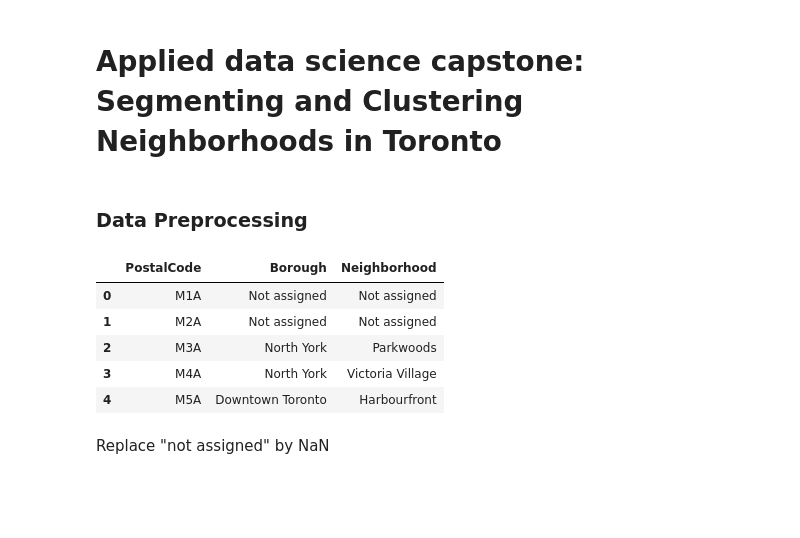
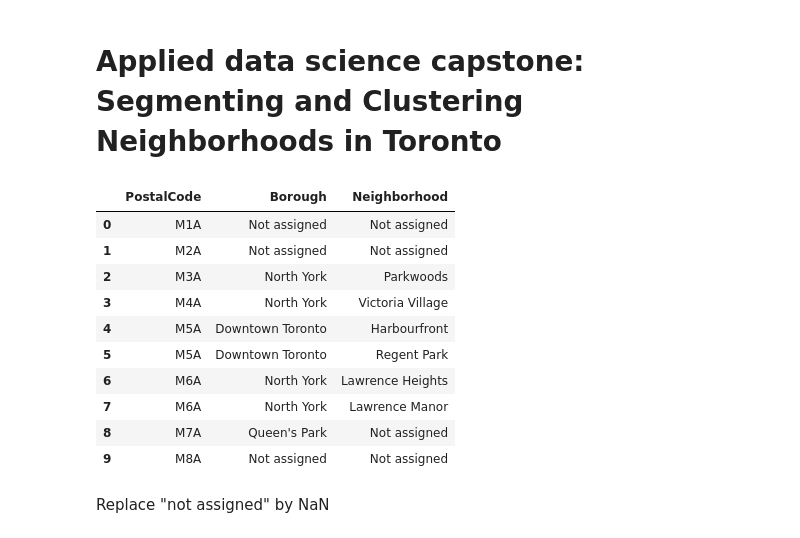
Before and after one commit to yhw1110/Coursera_Capstone, a Jupyter notebook: capstone_cluster.ipynb, the cells around one changed output. Saved outputs shown, nothing was run; the diff lists cells and outputs as text; code cells hidden in the pictures; blank space fills up the shorter version.

```diff
--- a/capstone_cluster.ipynb
+++ b/capstone_cluster.ipynb
@@ -7,20 +7,38 @@ import urllib.request
 import requests
 import numpy as np
 %matplotlib inline
-# %% [markdown]
-### Data Preprocessing
-# %%
-path='/Users/yi-hsieh/Documents/python_test/wiki_table.csv'
-dft=pd.read_csv(path, header=None)
-dft.columns=['PostalCode','Borough','Neighborhood']
-dft.head(5)
-# %% [output]
-|  | PostalCode | Borough | Neighborhood |
-| 0 | M1A | Not assigned | Not assigned |
-| 1 | M2A | Not assigned | Not assigned |
-| 2 | M3A | North York | Parkwoods |
-| 3 | M4A | North York | Victoria Village |
-| 4 | M5A | Downtown Toronto | Harbourfront |
+# %%
+url="https://en.wikipedia.org/wiki/List_of_postal_codes_of_Canada:_M"
+r1= requests.get(url)
+html_content =r1.content
+soup= BeautifulSoup(html_content,"html.parser")
+stat_table=soup.find_all('table',class_="wikitable sortable")
+table1=stat_table[0]
+with open('wiki_table.csv','w') as file1:
+    for row in table1.find_all('tr'):
+        for k, cell in enumerate(row.find_all('td')):
+            if k==2:
+                file1.write(cell.text)
+            else:
+                file1.write(cell.text)
+                file1.write(",")
+
+                path='wiki_table.csv'
+dft=pd.read_csv(path, header=None)
+dft.columns=['PostalCode','Borough','Neighborhood']
+dft.head(10)
+# %% [output]
+|  | PostalCode | Borough | Neighborhood |
+| 0 | M1A | Not assigned | Not assigned |
+| 1 | M2A | Not assigned | Not assigned |
+| 2 | M3A | North York | Parkwoods |
+| 3 | M4A | North York | Victoria Village |
+| 4 | M5A | Downtown Toronto | Harbourfront |
+| 5 | M5A | Downtown Toronto | Regent Park |
+| 6 | M6A | North York | Lawrence Heights |
+| 7 | M6A | North York | Lawrence Manor |
+| 8 | M7A | Queen's Park | Not assigned |
+| 9 | M8A | Not assigned | Not assigned |
 # %% [markdown]
 Replace "not assigned" by NaN
 # %%
```
Also changed, not shown: parts of 15 cells of this notebook.
